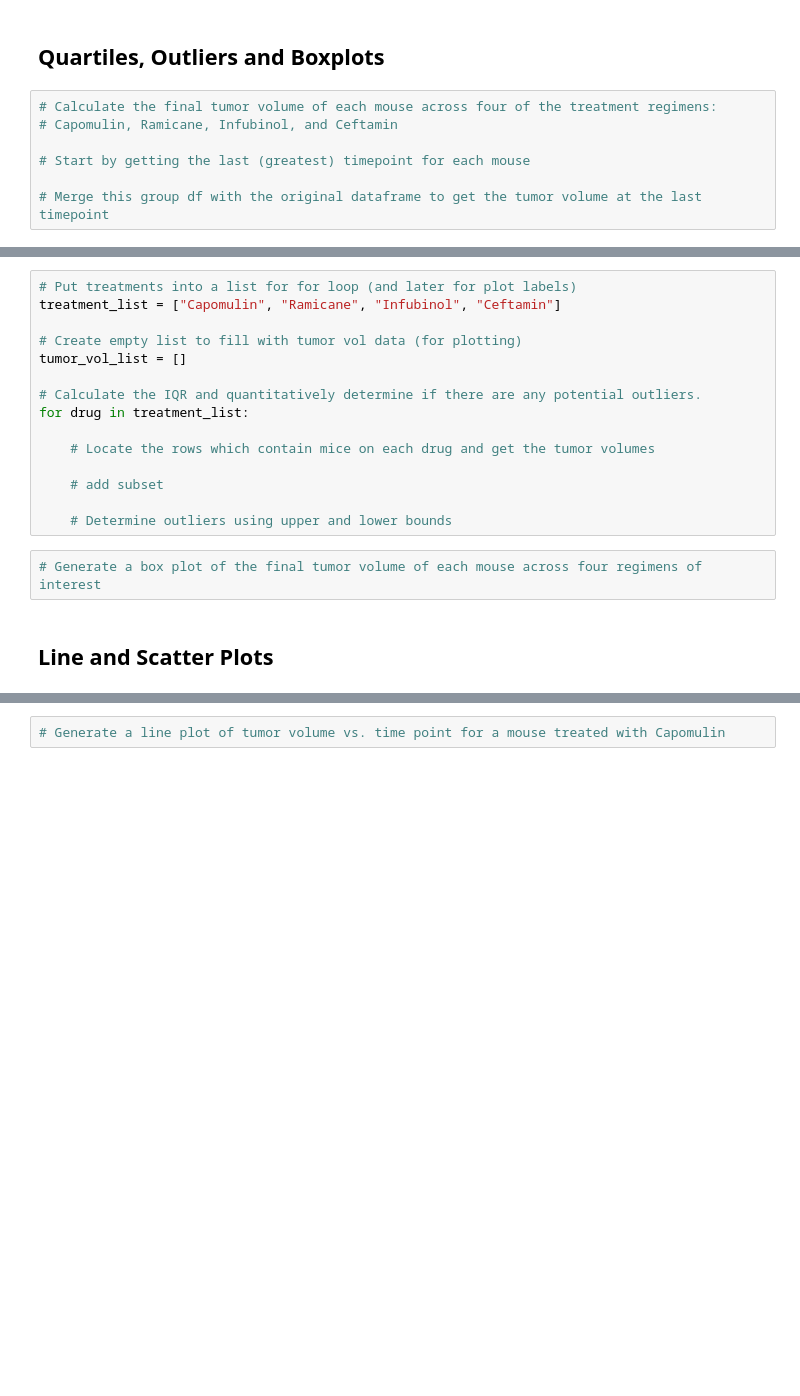
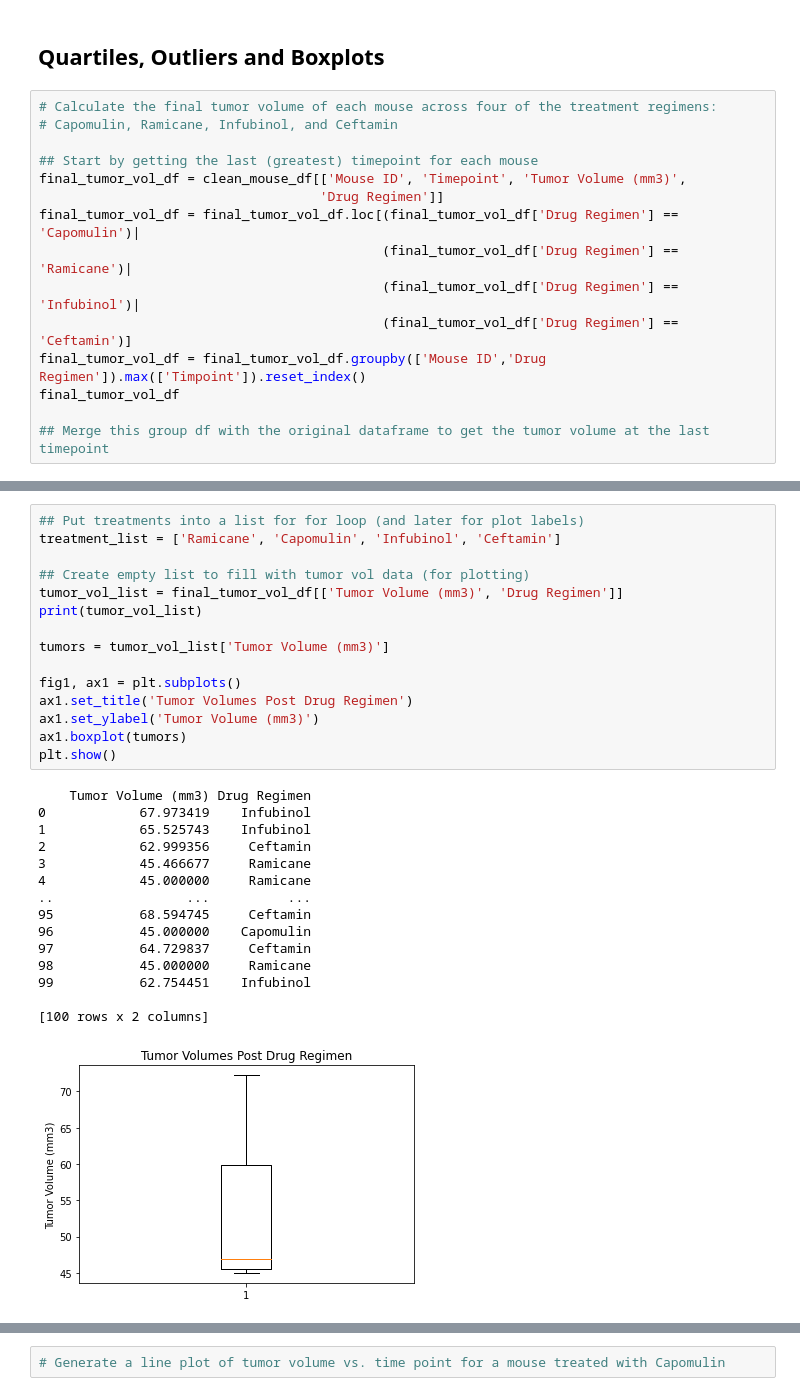
Before and after one commit to nikoelvambuena95/matplotlib-challenge, a Jupyter notebook: Pymaceuticals/Pymaceuticals_Starter.ipynb, the cells around one changed output, grey strips where cells are left out. Saved outputs shown, nothing was run; the diff lists cells and outputs as text; blank space fills up the shorter version.

Commit message:
Created Box Plots for selected Four Drug Regimens

```diff
--- a/Pymaceuticals/Pymaceuticals_Starter.ipynb
+++ b/Pymaceuticals/Pymaceuticals_Starter.ipynb
@@ -203,6 +203,14 @@ plt.show()
 # Calculate the final tumor volume of each mouse across four of the treatment regimens:
 # Capomulin, Ramicane, Infubinol, and Ceftamin
 
-# Start by getting the last (greatest) timepoint for each mouse
+## Start by getting the last (greatest) timepoint for each mouse
+final_tumor_vol_df = clean_mouse_df[['Mouse ID', 'Timepoint', 'Tumor Volume (mm3)',
+                                    'Drug Regimen']]
+final_tumor_vol_df = final_tumor_vol_df.loc[(final_tumor_vol_df['Drug Regimen'] == 'Capomulin')|
+                                            (final_tumor_vol_df['Drug Regimen'] == 'Ramicane')|
+                                            (final_tumor_vol_df['Drug Regimen'] == 'Infubinol')|
+                                            (final_tumor_vol_df['Drug Regimen'] == 'Ceftamin')]
+final_tumor_vol_df = final_tumor_vol_df.groupby(['Mouse ID','Drug Regimen']).max(['Timpoint']).reset_index()
+final_tumor_vol_df
 
-# Merge this group df with the original dataframe to get the tumor volume at the last timepoint
+## Merge this group df with the original dataframe to get the tumor volume at the last timepoint
@@ -209,19 +231,31 @@ plt.show()
-# %%
-# Put treatments into a list for for loop (and later for plot labels)
-treatment_list = ["Capomulin", "Ramicane", "Infubinol", "Ceftamin"]
-
-# Create empty list to fill with tumor vol data (for plotting)
-tumor_vol_list = []
-
-# Calculate the IQR and quantitatively determine if there are any potential outliers.
-for drug in treatment_list:
-
-    # Locate the rows which contain mice on each drug and get the tumor volumes
-
-    # add subset
-
-    # Determine outliers using upper and lower bounds
-# %%
-# Generate a box plot of the final tumor volume of each mouse across four regimens of interest
-# %% [markdown]
-## Line and Scatter Plots
+# %%
+## Put treatments into a list for for loop (and later for plot labels)
+treatment_list = ['Ramicane', 'Capomulin', 'Infubinol', 'Ceftamin']
+
+## Create empty list to fill with tumor vol data (for plotting)
+tumor_vol_list = final_tumor_vol_df[['Tumor Volume (mm3)', 'Drug Regimen']]
+print(tumor_vol_list)
+
+tumors = tumor_vol_list['Tumor Volume (mm3)']
+
+fig1, ax1 = plt.subplots()
+ax1.set_title('Tumor Volumes Post Drug Regimen')
+ax1.set_ylabel('Tumor Volume (mm3)')
+ax1.boxplot(tumors)
+plt.show()
+# %% [output]
+    Tumor Volume (mm3) Drug Regimen
+0            67.973419    Infubinol
+1            65.525743    Infubinol
+2            62.999356     Ceftamin
+3            45.466677     Ramicane
+4            45.000000     Ramicane
+..                 ...          ...
+95           68.594745     Ceftamin
+96           45.000000    Capomulin
+97           64.729837     Ceftamin
+98           45.000000     Ramicane
+99           62.754451    Infubinol
+
+[100 rows x 2 columns]
+[figure, added]
```
Also changed, not shown: parts of 4 cells of this notebook, 1 other file.
